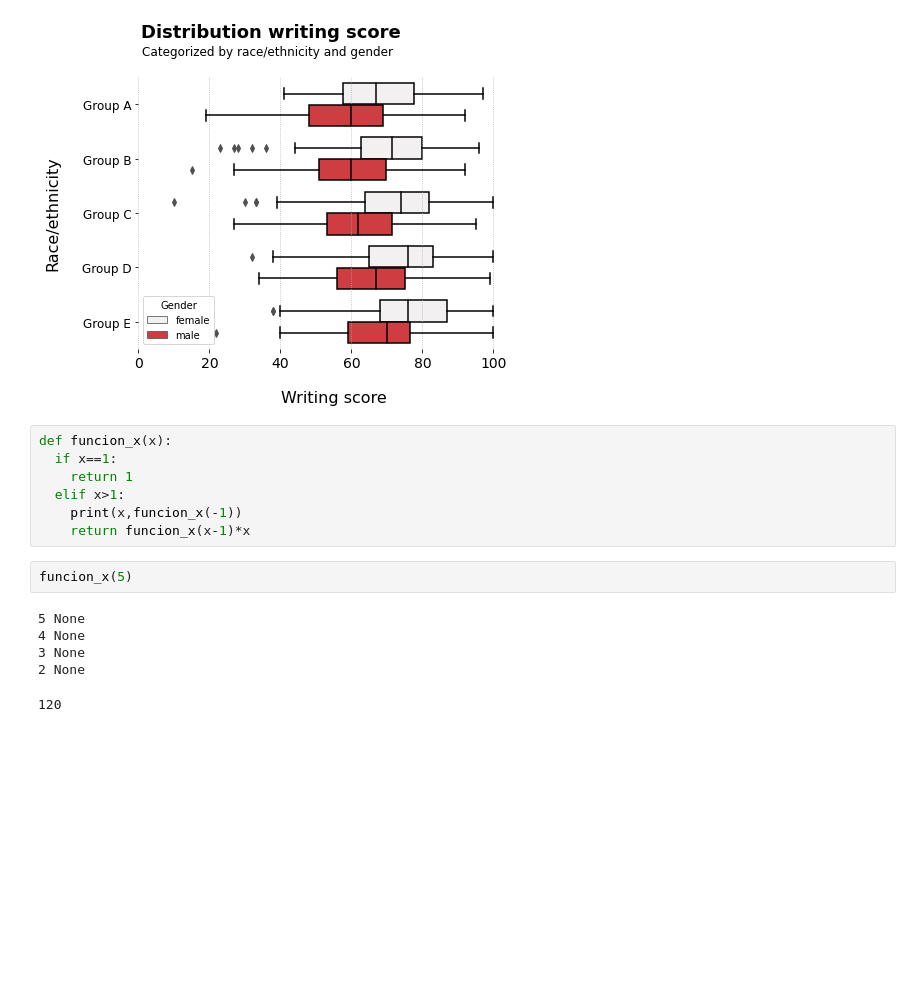
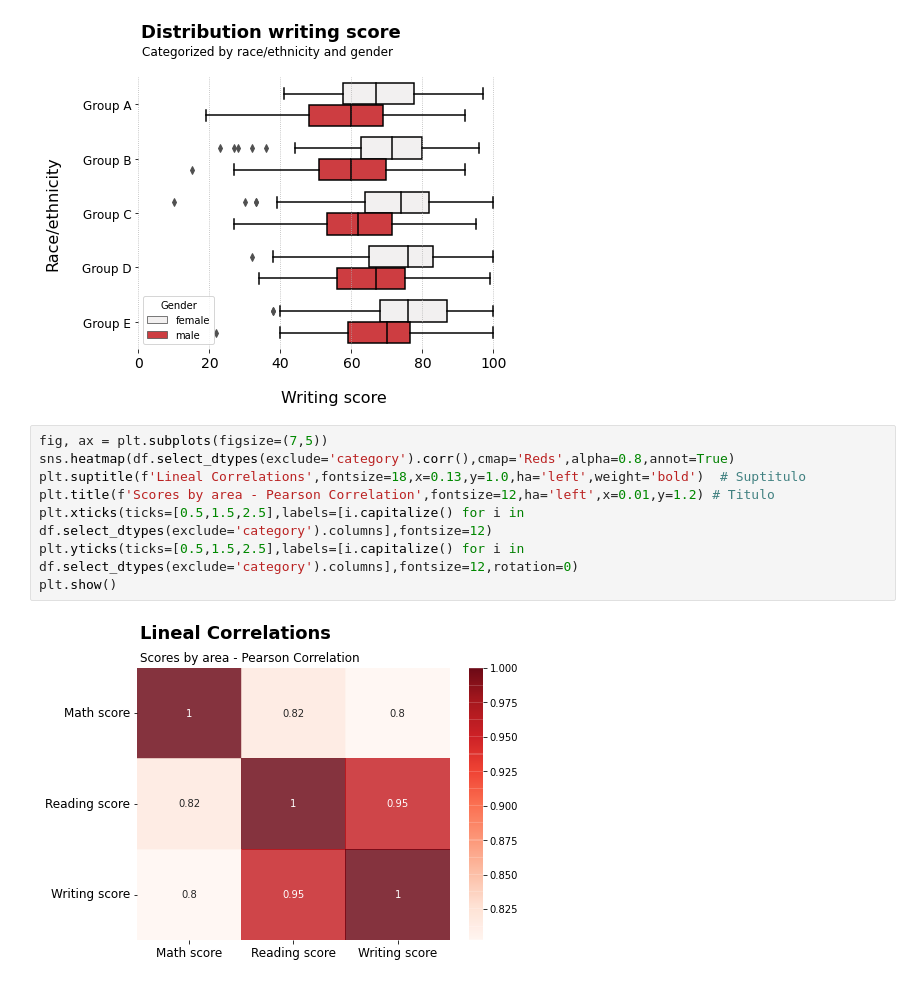
Before and after one commit to BautistaDavid/Datos_Prueba, a Jupyter notebook: prueba_corredores_davivienda.ipynb, the cells around one changed output. Drawn from its saved outputs; the diff is of its cells as text; blank space fills up the shorter version.

```diff
--- a/prueba_corredores_davivienda.ipynb
+++ b/prueba_corredores_davivienda.ipynb
@@ -227,18 +284,13 @@ for column in df.select_dtypes(exclude='category').columns:
 [figure]
 [figure]
 [figure]
-# %%
-def funcion_x(x):
-  if x==1:
-    return 1
-  elif x>1:
-    print(x,funcion_x(-1))
-    return funcion_x(x-1)*x
-# %%
-funcion_x(5)
-# %% [output]
-5 None
-4 None
-3 None
-2 None
-120
+# %%
+fig, ax = plt.subplots(figsize=(7,5))
+sns.heatmap(df.select_dtypes(exclude='category').corr(),cmap='Reds',alpha=0.8,annot=True)
+plt.suptitle(f'Lineal Correlations',fontsize=18,x=0.13,y=1.0,ha='left',weight='bold')  # Suptitulo
+plt.title(f'Scores by area - Pearson Correlation',fontsize=12,ha='left',x=0.01,y=1.2) # Titulo
+plt.xticks(ticks=[0.5,1.5,2.5],labels=[i.capitalize() for i in df.select_dtypes(exclude='category').columns],fontsize=12)
+plt.yticks(ticks=[0.5,1.5,2.5],labels=[i.capitalize() for i in df.select_dtypes(exclude='category').columns],fontsize=12,rotation=0)
+plt.show()
+# %% [output]
+[figure, added]
```
Also changed, not shown: parts of 10 cells of this notebook.
